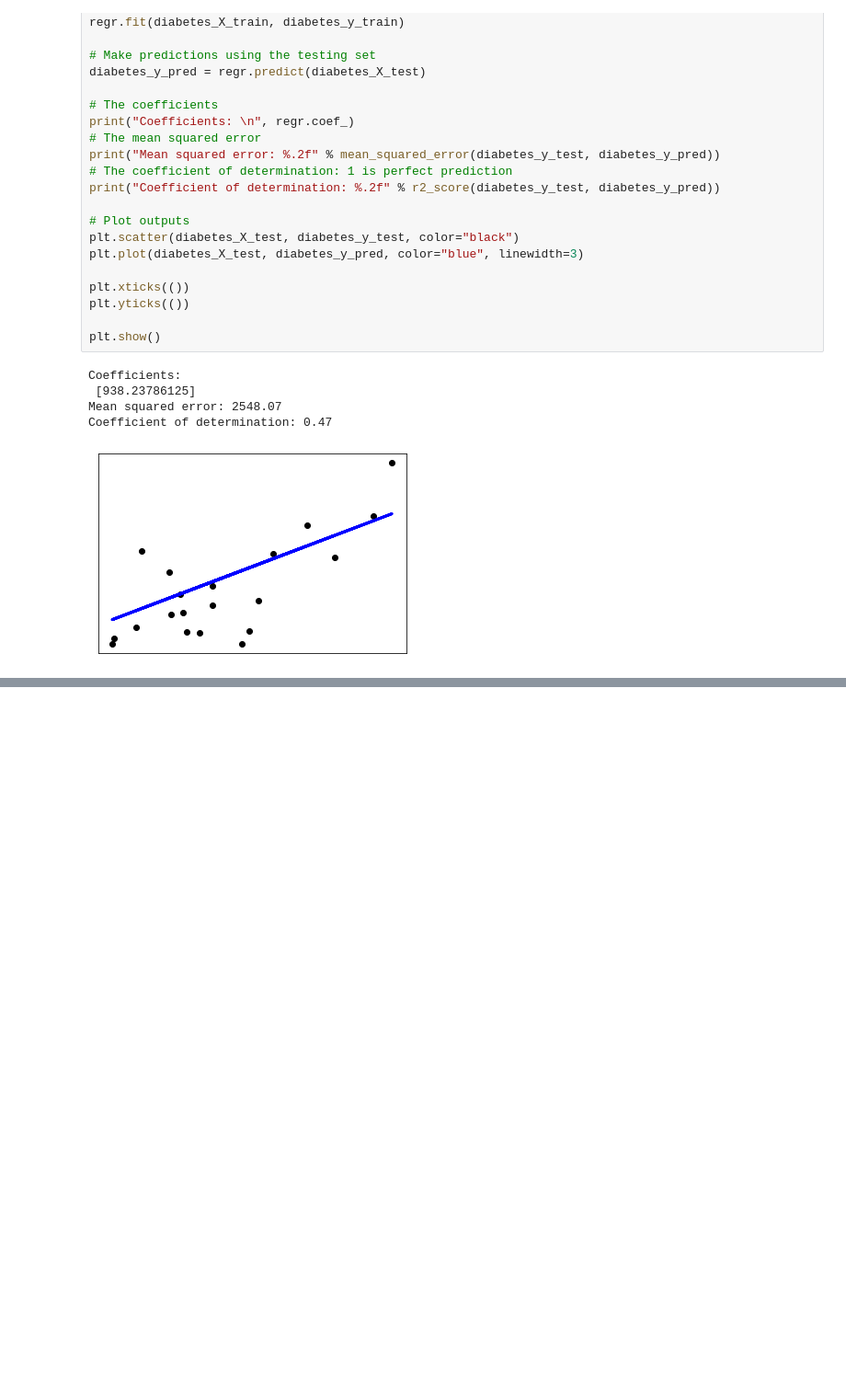
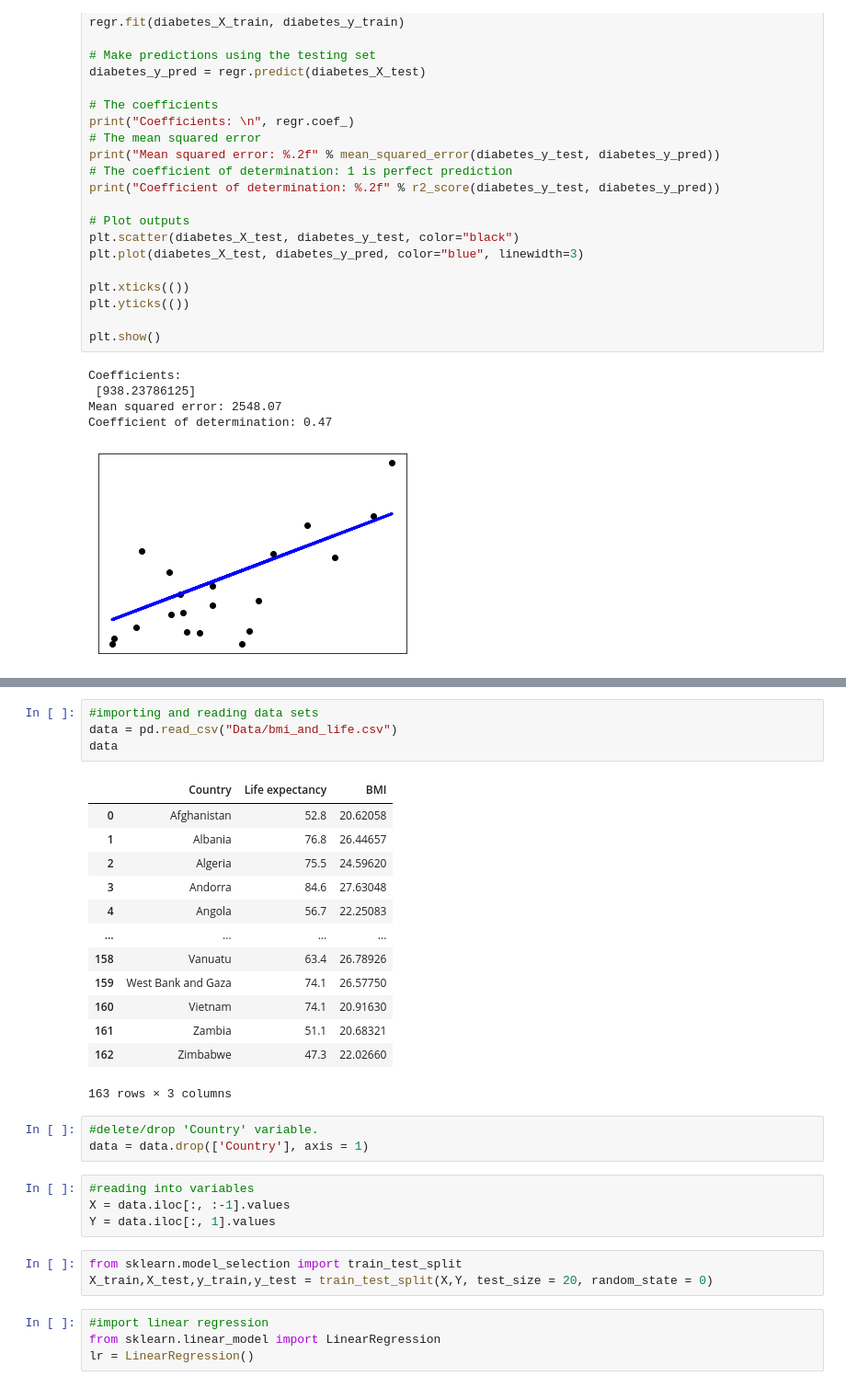
Before and after one commit to katel85/Machine-Learning-Statistics-Aug-2023, a Jupyter notebook: regression.ipynb, the cells around one changed output, grey strips where cells are left out. Shown at 92% size. Cells and saved outputs as stored; diff of their text form; blank space fills up the shorter version.

```diff
--- a/regression.ipynb
+++ b/regression.ipynb
@@ -522,0 +550,32 @@ Coefficient of determination: 0.47
+# %%
+#importing and reading data sets
+data = pd.read_csv("Data/bmi_and_life.csv")
+data
+# %% [output]
+|  | Country | Life expectancy | BMI |
+| 0 | Afghanistan | 52.8 | 20.62058 |
+| 1 | Albania | 76.8 | 26.44657 |
+| 2 | Algeria | 75.5 | 24.59620 |
+| 3 | Andorra | 84.6 | 27.63048 |
+| 4 | Angola | 56.7 | 22.25083 |
+| ... | ... | ... | ... |
+| 158 | Vanuatu | 63.4 | 26.78926 |
+| 159 | West Bank and Gaza | 74.1 | 26.57750 |
+| 160 | Vietnam | 74.1 | 20.91630 |
+| 161 | Zambia | 51.1 | 20.68321 |
+| 162 | Zimbabwe | 47.3 | 22.02660 |
+163 rows × 3 columns
+# %%
+#delete/drop 'Country' variable.
+data = data.drop(['Country'], axis = 1)
+# %%
+#reading into variables
+X = data.iloc[:, :-1].values
+Y = data.iloc[:, 1].values
+# %%
+from sklearn.model_selection import train_test_split
+X_train,X_test,y_train,y_test = train_test_split(X,Y, test_size = 20, random_state = 0)
+# %%
+#import linear regression
+from sklearn.linear_model import LinearRegression
+lr = LinearRegression()
```
Also changed, not shown: parts of 25 cells of this notebook, 7 other files.
